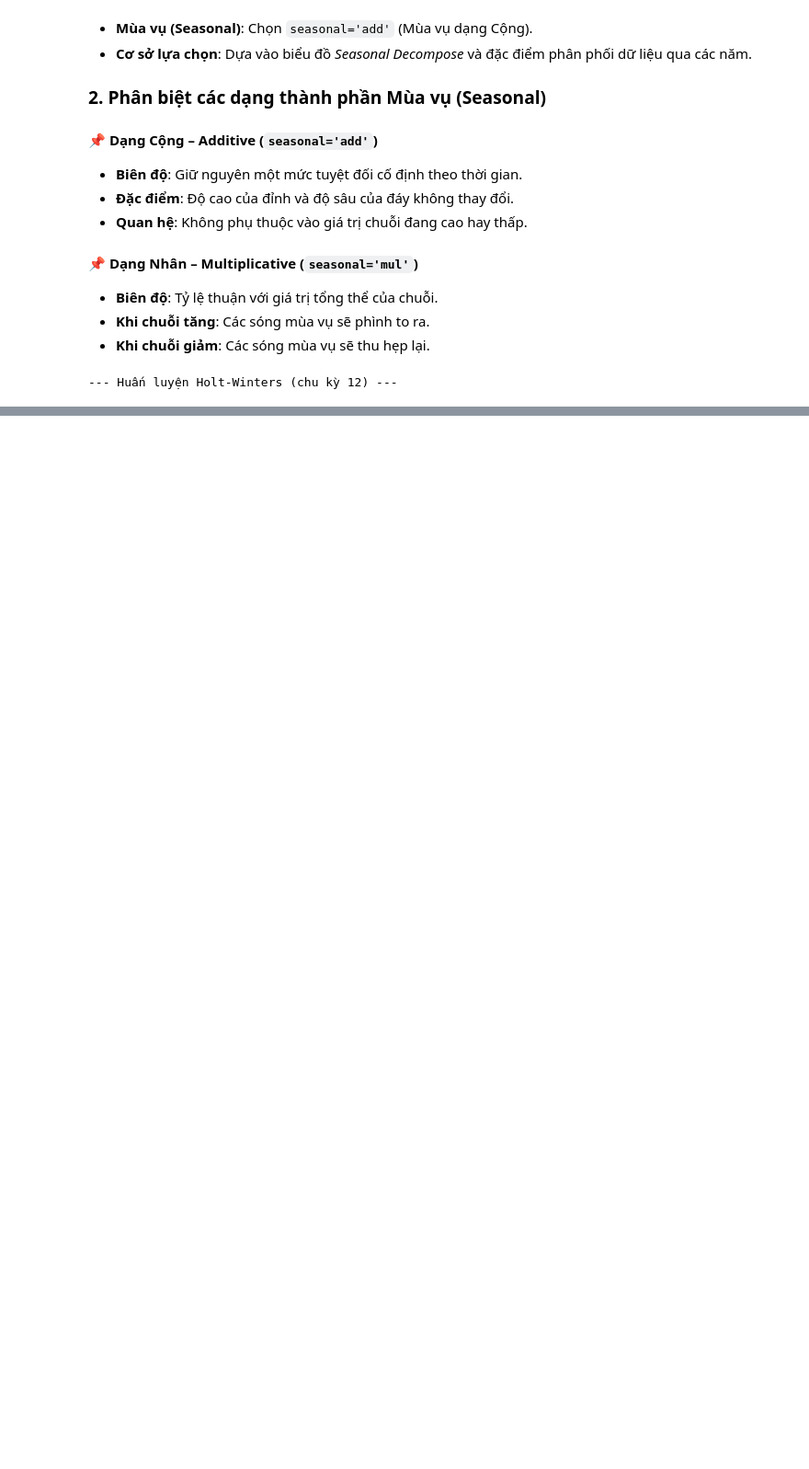
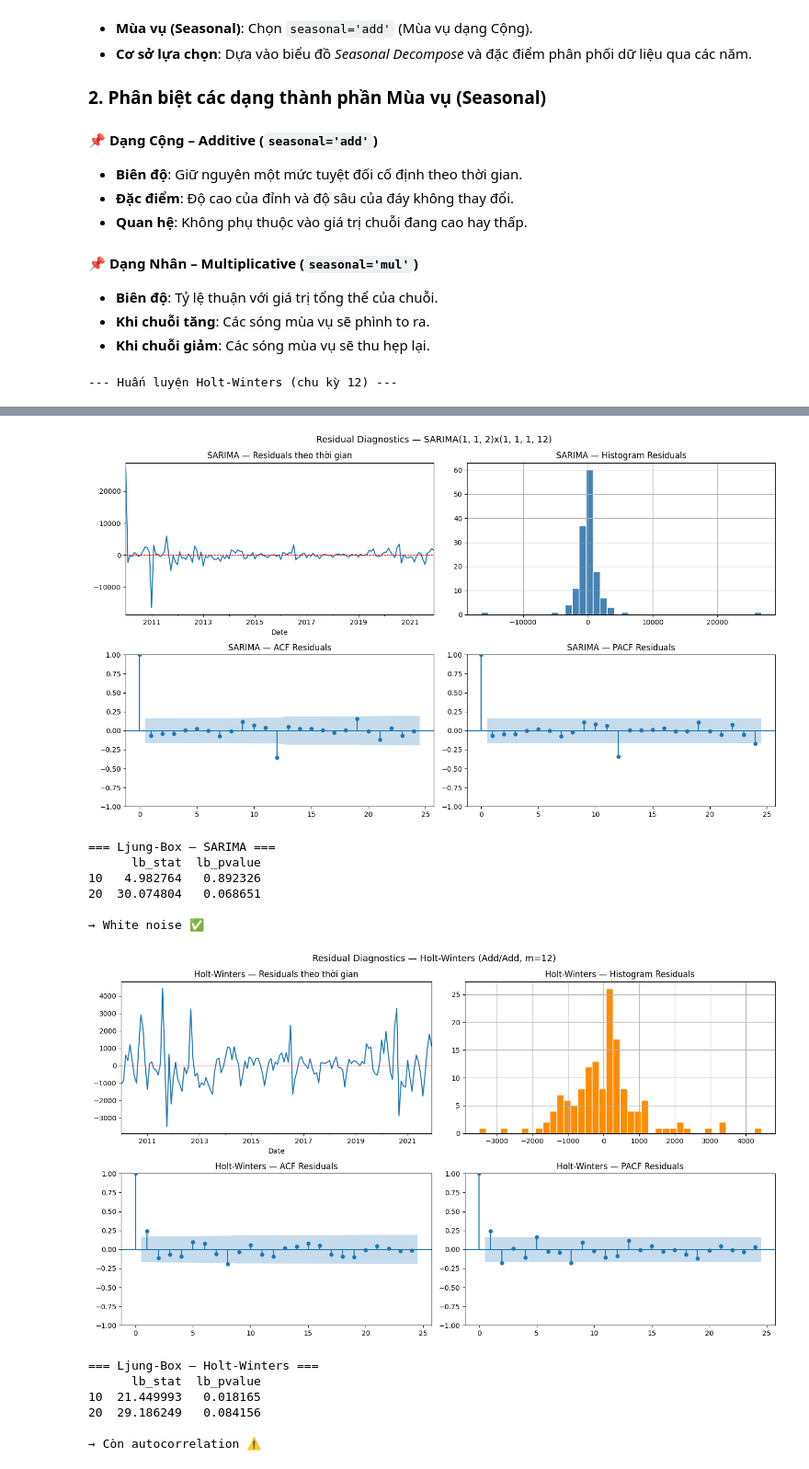
Before and after one commit to lamphat344961-alt/DA_mon_mhtk, a Jupyter notebook: project_3/do_1.ipynb, the cells around one changed output, grey strips where cells are left out. Shown at 92% size. Cells and saved outputs as stored; diff of their text form; code cells hidden in the pictures; blank space fills up the shorter version.

```diff
--- a/project_3/do_1.ipynb
+++ b/project_3/do_1.ipynb
@@ -809,0 +829,51 @@ KeyboardInterrupt:
+# %%
+# ── Residual Diagnostics — SARIMA ────────────────────────────────────────
+sarima_resid = pd.Series(sarima_model.resid(), index=train_m.index)
+
+fig, axes = plt.subplots(2, 2, figsize=(14, 8))
+sarima_resid.plot(ax=axes[0,0], title='SARIMA — Residuals theo thời gian')
+axes[0,0].axhline(0, color='red', linestyle='--', linewidth=0.8)
+sarima_resid.hist(bins=40, ax=axes[0,1], color='steelblue', edgecolor='white')
+axes[0,1].set_title('SARIMA — Histogram Residuals')
+plot_acf(sarima_resid,  ax=axes[1,0], lags=24, title='SARIMA — ACF Residuals')
+plot_pacf(sarima_resid, ax=axes[1,1], lags=24, title='SARIMA — PACF Residuals')
+plt.suptitle(f'Residual Diagnostics — SARIMA{sarima_order}x{sarima_seasonal_order}', fontsize=13)
+plt.tight_layout(); plt.show()
+
+lb_s = acorr_ljungbox(sarima_resid, lags=[10, 20], return_df=True)
+print('=== Ljung-Box — SARIMA ===')
+print(lb_s.to_string())
+print(f'\n→ {"White noise ✅" if (lb_s["lb_pvalue"] > 0.05).all() else "Còn autocorrelation ⚠️"}')
+
+# ── Residual Diagnostics — Holt-Winters ──────────────────────────────────
+hw_resid = pd.Series(hw_model.resid.values, index=train_m.index)
+
+fig, axes = plt.subplots(2, 2, figsize=(14, 8))
+hw_resid.plot(ax=axes[0,0], title='Holt-Winters — Residuals theo thời gian')
+axes[0,0].axhline(0, color='red', linestyle='--', linewidth=0.8)
+hw_resid.hist(bins=40, ax=axes[0,1], color='darkorange', edgecolor='white')
+axes[0,1].set_title('Holt-Winters — Histogram Residuals')
+plot_acf(hw_resid,  ax=axes[1,0], lags=24, title='Holt-Winters — ACF Residuals')
+plot_pacf(hw_resid, ax=axes[1,1], lags=24, title='Holt-Winters — PACF Residuals')
+plt.suptitle('Residual Diagnostics — Holt-Winters (Add/Add, m=12)', fontsize=13)
+plt.tight_layout(); plt.show()
+
+lb_h = acorr_ljungbox(hw_resid, lags=[10, 20], return_df=True)
+print('=== Ljung-Box — Holt-Winters ===')
+print(lb_h.to_string())
+print(f'\n→ {"White noise ✅" if (lb_h["lb_pvalue"] > 0.05).all() else "Còn autocorrelation ⚠️"}')
+# %% [output]
+[figure, added]
+=== Ljung-Box — SARIMA ===
+      lb_stat  lb_pvalue
+10   4.982764   0.892326
+20  30.074804   0.068651
+
+→ White noise ✅
+[figure, added]
+=== Ljung-Box — Holt-Winters ===
+      lb_stat  lb_pvalue
+10  21.449993   0.018165
+20  29.186249   0.084156
+
+→ Còn autocorrelation ⚠️
```
Also changed, not shown: parts of 15 cells of this notebook.
